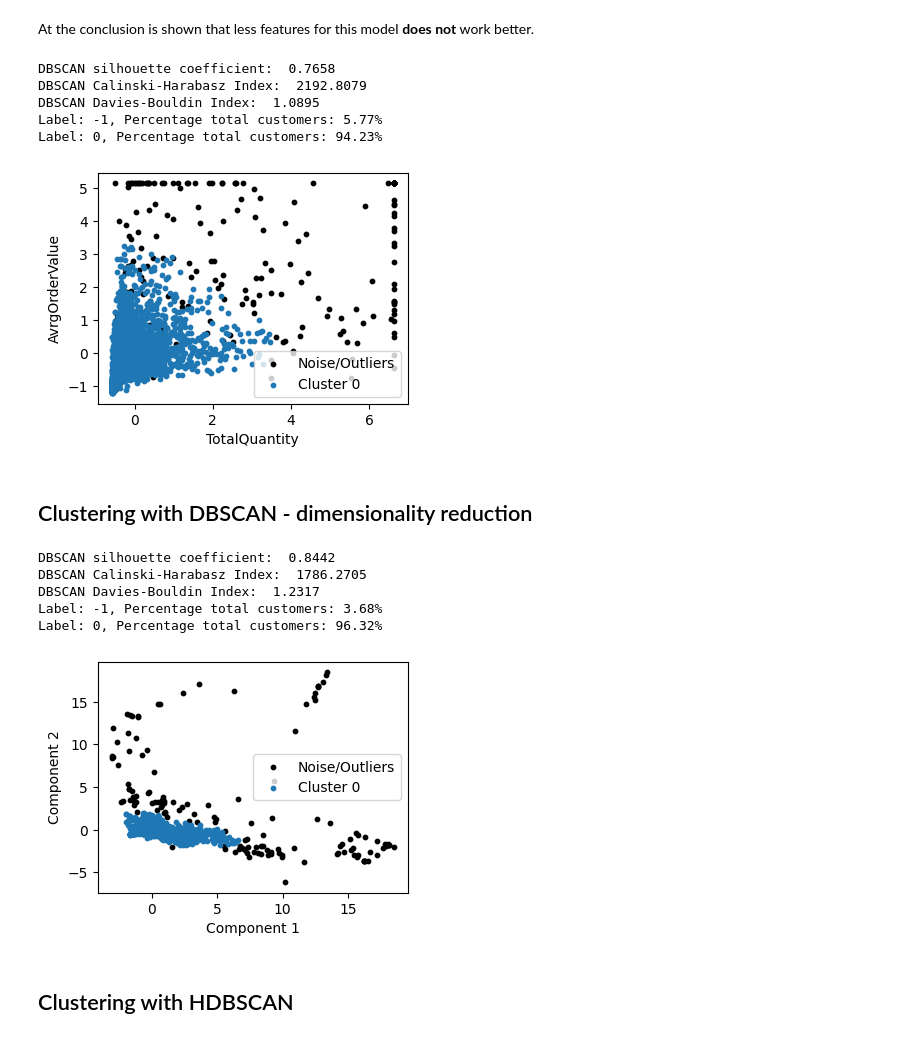
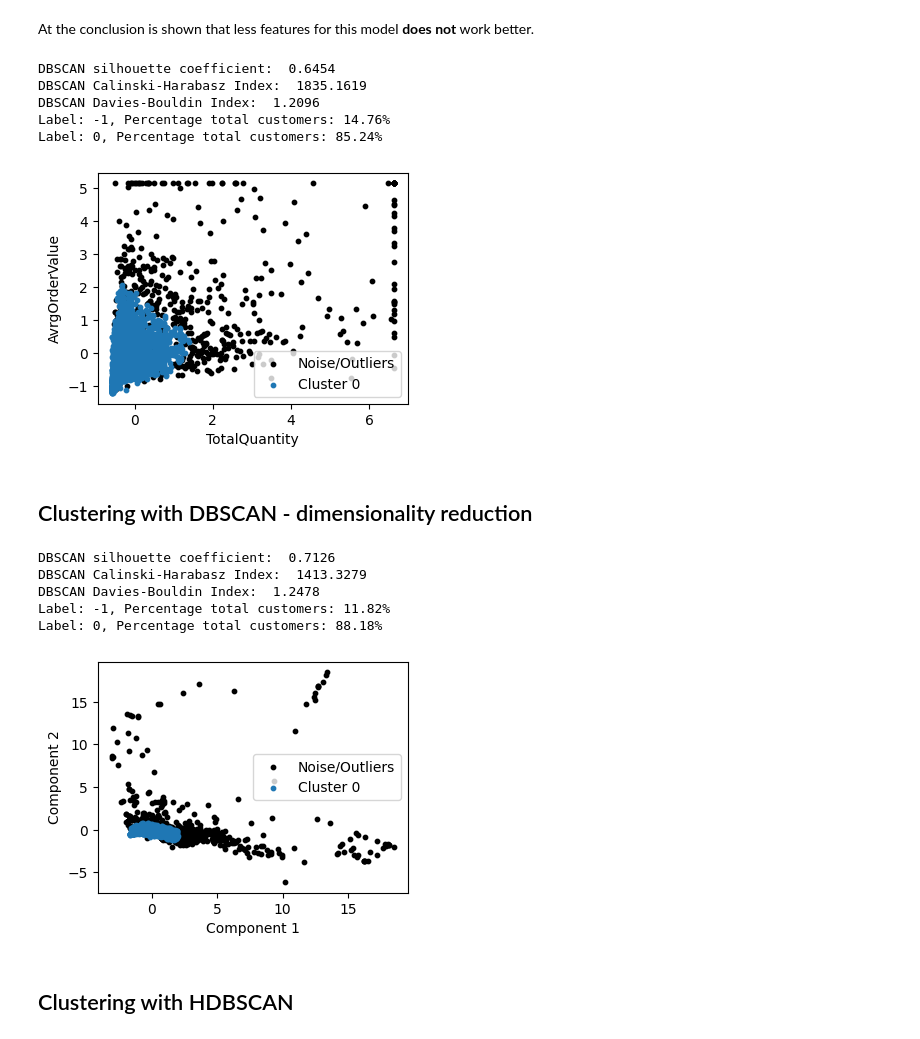
Before and after one commit to dimitsagk/ClientClustering_InventoryForecast, a Jupyter notebook: notebooks/03_ClientClustering_ML-notebook.ipynb, the cells around one changed output. Saved outputs shown, nothing was run; the diff lists cells and outputs as text; code cells hidden in the pictures.

```diff
--- a/notebooks/03_ClientClustering_ML-notebook.ipynb
+++ b/notebooks/03_ClientClustering_ML-notebook.ipynb
@@ -179,11 +180,13 @@ Helpful aricle:
 https://developers.google.com/machine-learning/data-prep/transform/normalization#:~:text=Z%2Dscore%20is%20a%20variation,extreme%20that%20you%20need%20clipping.
 # %%
 # scaling within a range, updating the Quantity and accordingly the TotalPrice
-df_fltrd.loc[df_fltrd.InvoiceNo.isin(['581483','541431']),'Quantity'] = df_fltrd.Quantity.sort_values(ascending=False).values[2]
-df_fltrd.loc[df_fltrd.InvoiceNo.isin(['581483','541431']),'TotalPrice'] = df_fltrd.Quantity * df_fltrd.UnitPrice
+df_fltrd_sc = df_fltrd.copy()
+
+df_fltrd_sc.loc[df_fltrd_sc.InvoiceNo.isin(['581483','541431']),'Quantity'] = df_fltrd_sc.Quantity.sort_values(ascending=False).values[2]
+df_fltrd_sc.loc[df_fltrd_sc.InvoiceNo.isin(['581483','541431']),'TotalPrice'] = df_fltrd_sc.Quantity * df_fltrd_sc.UnitPrice
 # %%
 # Creating the updated customer dataframe
-cust_norm = feat_eng(df_fltrd)
+cust_norm = feat_eng(df_fltrd_sc)
 # %%
 plt.figure(figsize=(4, 3))
 sns.scatterplot(data=cust_norm, x='TotalQuantity', y='AvrgOrderValue')
@@ -395,31 +433,31 @@ Label: 0, Percentage total customers: 92.44%
 # %% [markdown]
 At the conclusion is shown that less features for this model **does not** work better.
 # %%
-# Training DBSCAN model, eps=0.5, min_samples=10, using function defined in the functions.py
-cust_dbscan2 = dbscan_model(cust_norm_clip_stndrd[['TotalQuantity','AvrgQuantity','AvrgOrderValue']], 0.5, 10)
+# Training DBSCAN model, eps value, min_samples value, using function defined in the functions.py
+cust_dbscan2 = dbscan_model(cust_norm_clip_stndrd[['TotalQuantity','AvrgQuantity','AvrgOrderValue']], 0.2, 10)
 
 scatter_plot(cust_dbscan2[['TotalQuantity','AvrgOrderValue']], cust_dbscan2['dbscan_labels'])
 # %% [output]
-DBSCAN silhouette coefficient:  0.7658
-DBSCAN Calinski-Harabasz Index:  2192.8079
-DBSCAN Davies-Bouldin Index:  1.0895
-Label: -1, Percentage total customers: 5.77%
-Label: 0, Percentage total customers: 94.23%
+DBSCAN silhouette coefficient:  0.6454
+DBSCAN Calinski-Harabasz Index:  1835.1619
+DBSCAN Davies-Bouldin Index:  1.2096
+Label: -1, Percentage total customers: 14.76%
+Label: 0, Percentage total customers: 85.24%
-[figure, old version]
+[figure, new version]
 # %% [markdown]
 ## Clustering with DBSCAN - dimensionality reduction
 # %%
-# Training DBSCAN model with the isomap applied, eps=0.5, min_samples=10, using function defined in the functions.py
-cust_dbscan3 = dbscan_model(cust_norm_clip_stndrd_reduced, 0.5, 10)
+# Training DBSCAN model with the isomap applied, eps value, min_samples value, using function defined in the functions.py
+cust_dbscan3 = dbscan_model(cust_norm_clip_stndrd_reduced, 0.2, 20)
 
 scatter_plot(cust_dbscan3[['Component 1','Component 2']], cust_dbscan3['dbscan_labels'],'Component 1','Component 2')
 # %% [output]
-DBSCAN silhouette coefficient:  0.8442
-DBSCAN Calinski-Harabasz Index:  1786.2705
-DBSCAN Davies-Bouldin Index:  1.2317
-Label: -1, Percentage total customers: 3.68%
-Label: 0, Percentage total customers: 96.32%
+DBSCAN silhouette coefficient:  0.7126
+DBSCAN Calinski-Harabasz Index:  1413.3279
+DBSCAN Davies-Bouldin Index:  1.2478
+Label: -1, Percentage total customers: 11.82%
+Label: 0, Percentage total customers: 88.18%
-[figure, old version]
+[figure, new version]
 # %% [markdown]
 ## Clustering with HDBSCAN
 # %%
```
Also changed, not shown: parts of 56 cells of this notebook.
